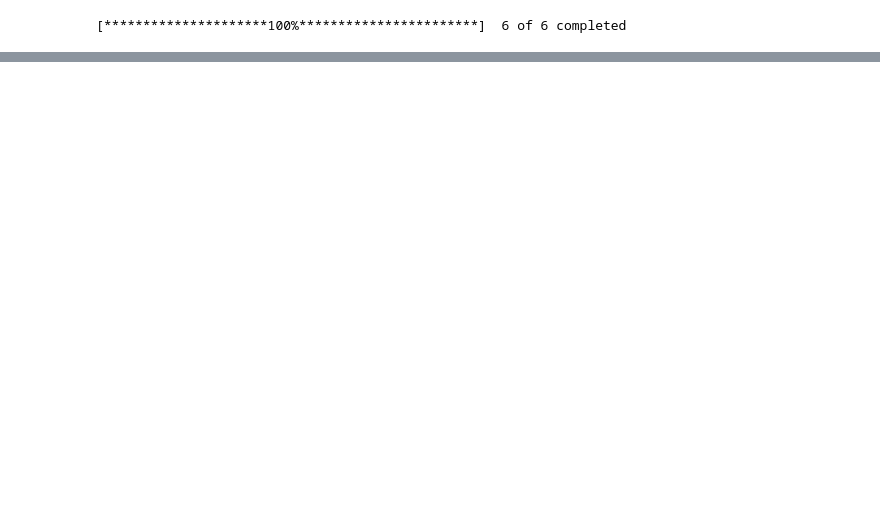
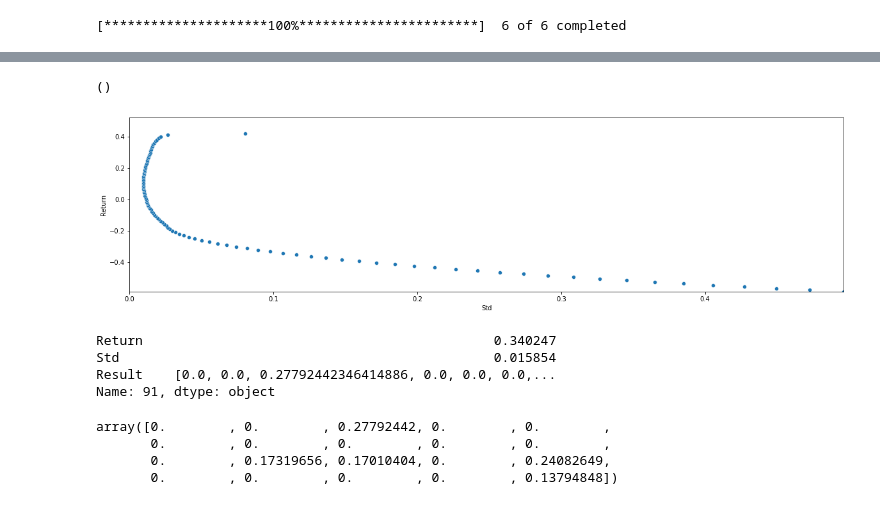
Before and after one commit to satish-kumar-pradhan/Portfolio-Optimization, a Jupyter notebook: EfficientFrontier.ipynb, the cells around one changed output, grey strips where cells are left out. Drawn from its saved outputs; the diff is of its cells as text; code cells hidden in the pictures; blank space fills up the shorter version.

```diff
--- a/EfficientFrontier.ipynb
+++ b/EfficientFrontier.ipynb
@@ -215,3 +211,0 @@ Name: 79, dtype: object
-# %%
-def DisplayEffFrontier(Tickers,Resolution):
-    Efficient_Frontier_QP(Tickers,Resolution)
@@ -217,0 +270,36 @@ def DisplayEffFrontier(Tickers,Resolution):
+# %%
+def Efficient_Select_Frontier_QP(Tickers,NoOfSelection,Resolution=4):
+
+    stock_data = FetchData(Tickers)
+    stock_mean_ret, stock_covariance = Calculation(stock_data)
+    MinRet = stock_mean_ret.values.min()
+    MaxRet = stock_mean_ret.values.max()
+    m = gp.Model('PortFolio optimization')
+    weight = m.addMVar(len(Tickers))
+    Stock_Selected = m.addMVar(len(Tickers),vtype=GRB.BINARY)
+
+    for i in range(len(Tickers)):
+        m.addConstr(Stock_Selected[i]>=weight[i])
+
+    m.addConstr(Stock_Selected.sum() <= NoOfSelection)
+    m.addConstr(weight.sum() == 1)
+    port_std = weight @ stock_covariance.values @ weight
+    port_ret = weight @ stock_mean_ret.values
+    returnrate = MinRet
+    target = m.addConstr(port_ret == returnrate,'target')
+    Frontier = pd.DataFrame([],columns=['Return','Std','Result'])
+    for i in np.linspace(MinRet,MaxRet,Resolution):
+
+        target[0].rhs = i
+        #m.addConstr(port_ret <= weight @ stock_mean_ret.values)
+        m.setObjective(port_std, GRB.MINIMIZE)
+        m.update()
+        m.optimize()
+        t2=weight.x
+        temp = pd.DataFrame([[i,m.ObjVal,t2]],columns=['Return','Std','Result'])
+
+        Frontier = pd.concat([Frontier,temp],ignore_index=True)
+
+    return(Frontier)
+# %%
+returndf = Efficient_Select_Frontier_QP(Tickers_List,5,100)
@@ -217,0 +340,19 @@ def DisplayEffFrontier(Tickers,Resolution):
+# %%
+DisplayEffFrontier(returndf)
+# %% [output]
+()
+[figure, added]
+# %%
+EfficientVsRiskFree(returndf,0.025)
+# %% [output]
+Return                                             0.340247
+Std                                                0.015854
+Result    [0.0, 0.0, 0.27792442346414886, 0.0, 0.0, 0.0,...
+Name: 91, dtype: object
+# %%
+EfficientVsRiskFree(returndf,0.025).Result
+# %% [output]
+array([0.        , 0.        , 0.27792442, 0.        , 0.        ,
+       0.        , 0.        , 0.        , 0.        , 0.        ,
+       0.        , 0.17319656, 0.17010404, 0.        , 0.24082649,
+       0.        , 0.        , 0.        , 0.        , 0.13794848])
```
Also changed, not shown: parts of 22 cells of this notebook.
